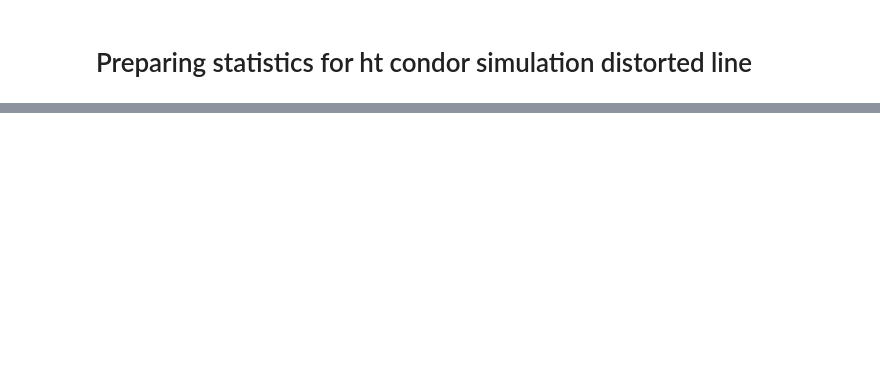
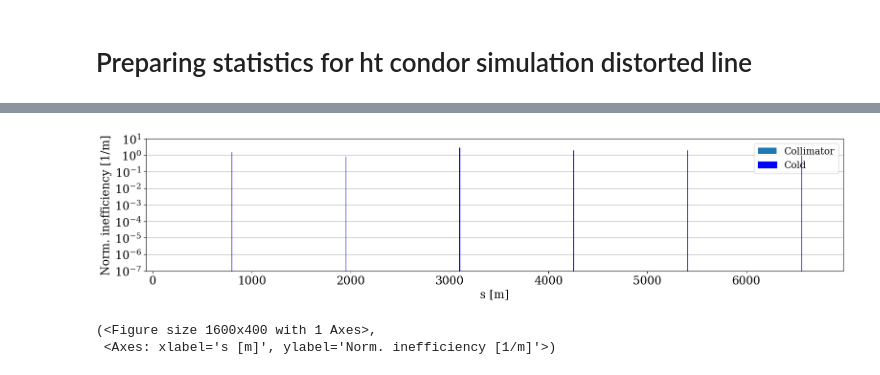
Before and after one commit to lisepauwels/sps_simulations, a Jupyter notebook: Prototyping/20250821.ipynb, the cells around one changed output, grey strips where cells are left out. Cells and saved outputs as stored; diff of their text form; code cells hidden in the pictures; blank space fills up the shorter version.

```diff
--- a/Prototyping/20250821.ipynb
+++ b/Prototyping/20250821.ipynb
@@ -101,0 +309,8 @@ This sweep will move the center of the bucket with Δδ = -0.009824000000004383
+# %%
+LM2 = xc.LossMap.from_json('test.json')
+# %%
+LM2.plot()
+# %% [output]
+[figure, added]
+(<Figure size 1600x400 with 1 Axes>,
+ <Axes: xlabel='s [m]', ylabel='Norm. inefficiency [1/m]'>)
```
Also changed, not shown: parts of 34 cells of this notebook, 2 other files.
